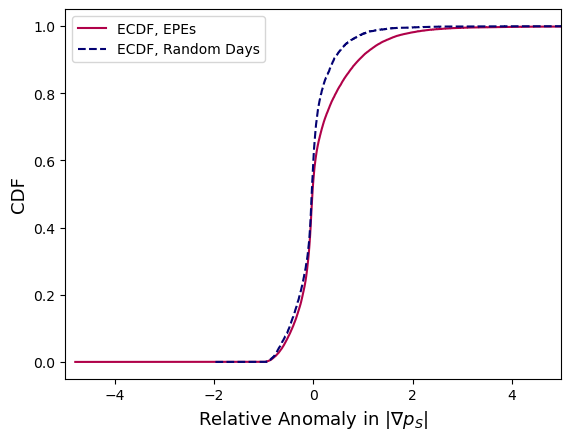
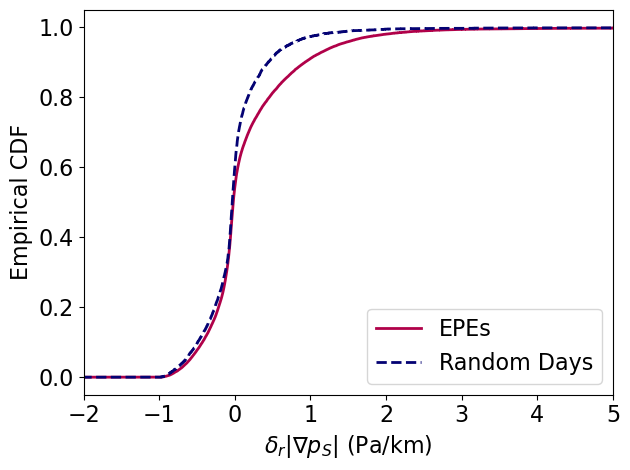
Code edit (unified diff) that turned the first committed figure into the second:
--- before
+++ after
@@ -5,17 +5,26 @@
     ax,
     color = "xkcd:raspberry", 
-    label = "ECDF, EPEs",
+    label = "EPEs",
+    linewidth = 2,
 )
 anom_grad_ps_random_dates_ecdf.plot(
     ax, 
     color = "xkcd:deep blue",
-    label = "ECDF, Random Days",
+    label = "Random Days",
     linestyle="dashed",
+    linewidth = 2,
 )
 
-plt.xlabel(r"Relative Anomaly in $|\nabla p_S|$", fontsize = "13")
-plt.ylabel(r"CDF", fontsize = "13")
-plt.legend()
-plt.xlim(-5, 5)
+plt.xlabel(r"$\delta_r|\nabla p_S|$ (Pa/km)", fontsize = "16")
+plt.ylabel(r"Empirical CDF", fontsize = "16")
+plt.legend(fontsize = "16", loc = "lower right")
+plt.xlim(-2, 5)
+plt.xticks(fontsize = 16, rotation = 0)
+plt.yticks(fontsize = 16, rotation = 0)
+
+plt.tight_layout()
+
+outfilename = "cdf_pressure_gradient"
+plt.savefig("images/" + outfilename + ".png", dpi = 400)
 
 plt.show()

Commit: cleaned up some figures